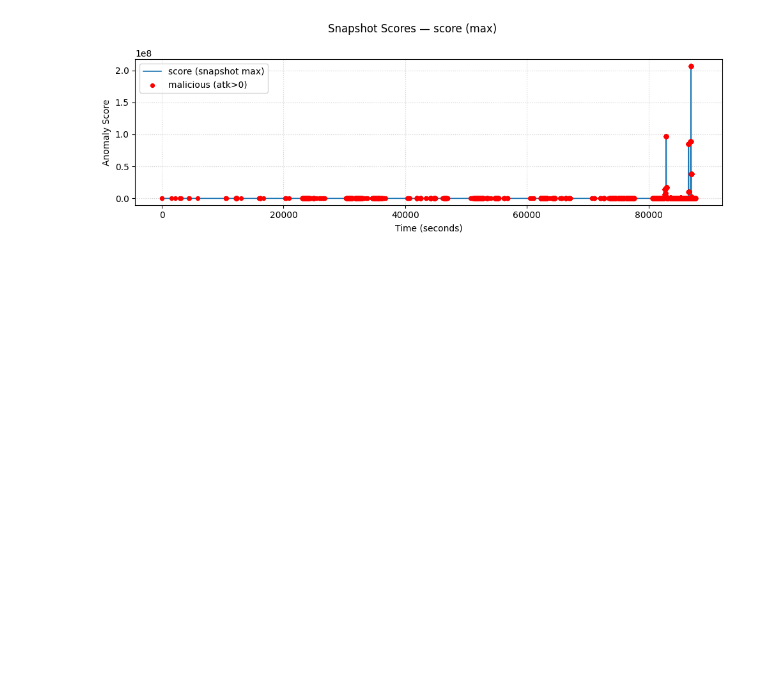
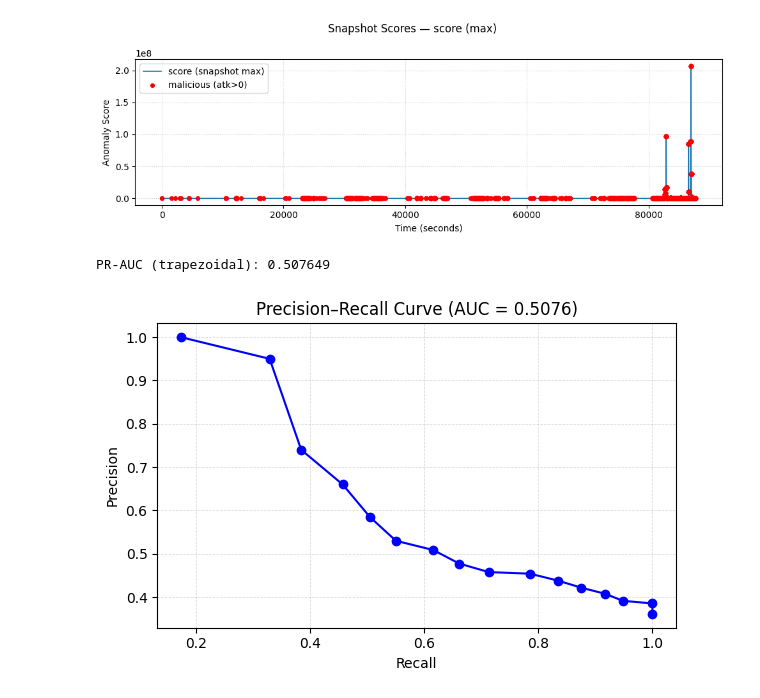
Before and after one commit to security-privacy-lab/online-anomaly-detection, a Jupyter notebook: WUIL/roc_calculation.ipynb, the cells around one changed output. Saved outputs shown, nothing was run; the diff lists cells and outputs as text; code cells hidden in the pictures; blank space fills up the shorter version.

```diff
--- a/WUIL/roc_calculation.ipynb
+++ b/WUIL/roc_calculation.ipynb
@@ -13,14 +95,13 @@ from sklearn.metrics import (
 )
 
 # ========= Config =========
-CSV_PATH   = "anomrank_user1_combined_or_edge_anomaly.csv"
+CSV_PATH   = "anomrank_user12_combined_or_edge_anomaly.csv"
 TIME_COL   = "t"
 ATTACK_COL = "atk"
 SCORE_COLS = ["score"]
-AGG        = "max"        # "max" | "mean" | "sum"
+AGG        = "max"
 TIME_UNIT  = "seconds"
-EVAL_MODE  = "snapshot"   # "snapshot" | "edge"
-SEED       = 42
+EVAL_MODE  = "snapshot"
 
 
 df = pd.read_csv(CSV_PATH)
@@ -111,7 +192,7 @@ if EVAL_MODE == "snapshot":
         y_score_snap = g[col].to_numpy()
 
         compute_and_plot_metrics(y_true_snap, y_score_snap,
-                                 title_prefix=f"[SNAPSHOT] {col}")
+                                 title_prefix=f"{col}")
 
         fig, ax = plt.subplots(1, 1, figsize=(10, 3.5))
         times_snap = g.index.to_numpy()
@@ -619,3 +811,52 @@ score Average Precision (AP): 0.624327
 score PR-AUC (trapz): 0.628528
 Positives: 14926 / 46567 (prevalence=0.3205)
 [figure]
+# %%
+# === Simple PR Curve from text file (single-cell version) ===
+import re, numpy as np, pandas as pd, matplotlib.pyplot as plt
+from pathlib import Path
+
+# ---- CONFIG ----
+txt_path = "darpa_precision_recall.txt"   # <-- change this to your .txt file
+# ----------------
+
+# regex to extract precision and recall
+LINE_RE = re.compile(
+    r"^\s*(?:\[[^\]]+\]\s*)?precision:\s*(\d*\.?\d+(?:[eE][-+]?\d+)?)\s*,\s*recall:\s*(\d*\.?\d+(?:[eE][-+]?\d+)?)",
+    re.IGNORECASE,
+)
+
+# ---- Parse text file ----
+rows = []
+for line in Path(txt_path).read_text(encoding="utf-8").splitlines():
+    m = LINE_RE.match(line)
+    if m:
+        p, r = map(float, m.groups())
+        rows.append((p, r))
+
+if not rows:
+    raise ValueError("No valid lines found! Expected format: [TOPX] precision: <num>, recall: <num>")
+
+# ---- DataFrame + Sort ----
+df = pd.DataFrame(rows, columns=["precision", "recall"]).sort_values("recall")
+precision = df["precision"].to_numpy()
+recall = df["recall"].to_numpy()
+
+# ---- Compute AUC ----
+auc = np.trapz(precision, recall)
+
+# ---- Print results ----
+print(f"PR-AUC (trapezoidal): {auc:.6f}")
+
+# ---- Plot ----
+plt.figure(figsize=(6,4))
+plt.plot(recall, precision, marker="o", linestyle="-", color="blue")
+plt.xlabel("Recall")
+plt.ylabel("Precision")
+plt.title(f"Precision–Recall Curve (AUC = {auc:.4f})")
+plt.grid(True, linestyle="--", linewidth=0.5, alpha=0.5)
+plt.tight_layout()
+plt.show()
+# %% [output]
+PR-AUC (trapezoidal): 0.507649
+[figure, added]
```
Also changed, not shown: parts of 5 cells of this notebook.
